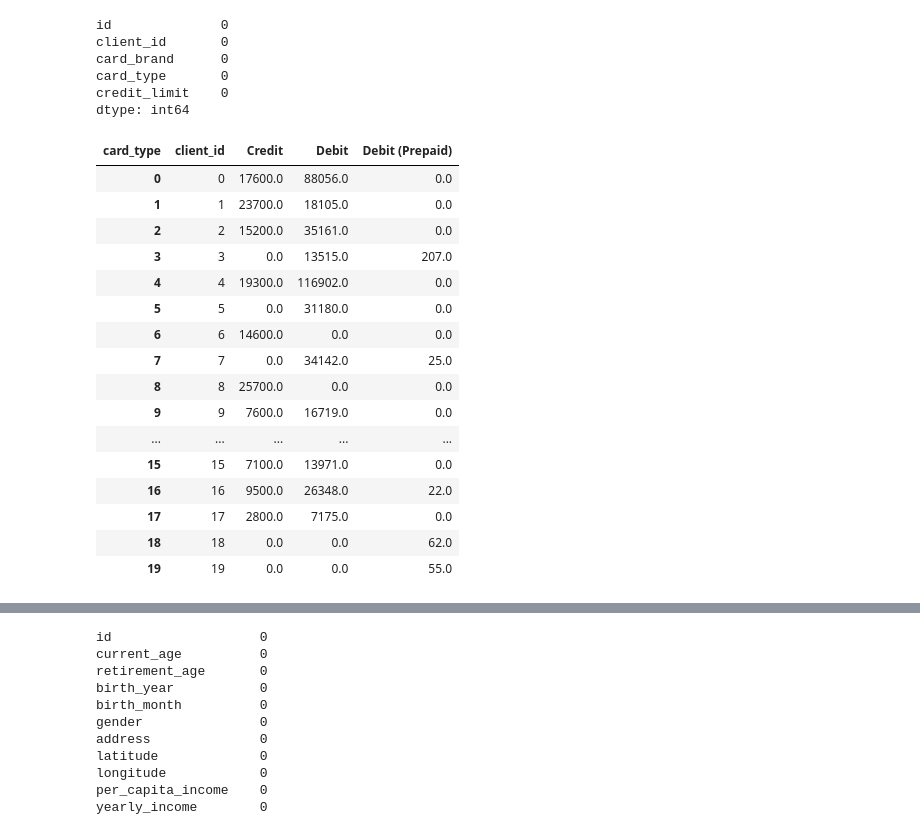
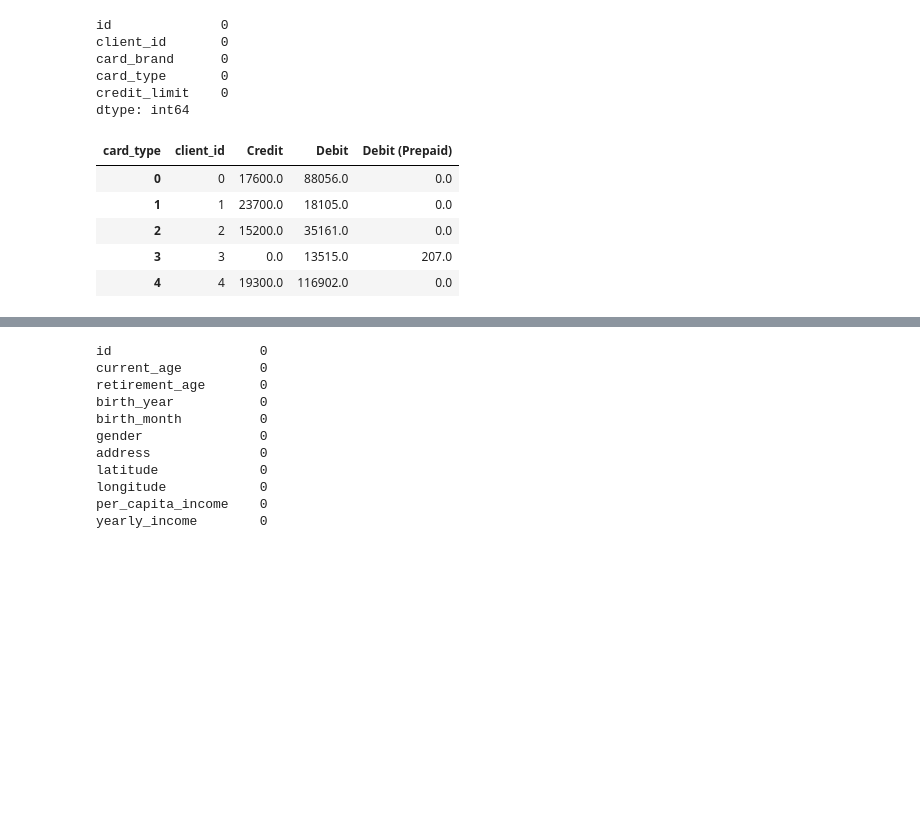
Before and after one commit to H6WU6R/DSA3101-Group-4, a Jupyter notebook: Notebooks/Recommendation system.ipynb, the cells around one changed output, grey strips where cells are left out. Drawn from its saved outputs; the diff is of its cells as text; code cells hidden in the pictures; blank space fills up the shorter version.

```diff
--- a/Notebooks/Recommendation system.ipynb
+++ b/Notebooks/Recommendation system.ipynb
@@ -46,26 +73,15 @@ dtype: int64
 # %%
 cards_new = cards.groupby(['client_id', 'card_type'])['credit_limit'].sum().reset_index()
 cards_new = cards_new.pivot(index='client_id', columns='card_type', values='credit_limit').fillna(0).reset_index()
 #cards_new.drop('card_type',axis = "index", inplace=True)
-cards_new.head(20)
+cards_new.head()
 # %% [output]
 | card_type | client_id | Credit | Debit | Debit (Prepaid) |
 | 0 | 0 | 17600.0 | 88056.0 | 0.0 |
 | 1 | 1 | 23700.0 | 18105.0 | 0.0 |
 | 2 | 2 | 15200.0 | 35161.0 | 0.0 |
 | 3 | 3 | 0.0 | 13515.0 | 207.0 |
 | 4 | 4 | 19300.0 | 116902.0 | 0.0 |
-| 5 | 5 | 0.0 | 31180.0 | 0.0 |
-| 6 | 6 | 14600.0 | 0.0 | 0.0 |
-| 7 | 7 | 0.0 | 34142.0 | 25.0 |
-| 8 | 8 | 25700.0 | 0.0 | 0.0 |
-| 9 | 9 | 7600.0 | 16719.0 | 0.0 |
-| ... | ... | ... | ... | ... |
-| 15 | 15 | 7100.0 | 13971.0 | 0.0 |
-| 16 | 16 | 9500.0 | 26348.0 | 22.0 |
-| 17 | 17 | 2800.0 | 7175.0 | 0.0 |
-| 18 | 18 | 0.0 | 0.0 | 62.0 |
-| 19 | 19 | 0.0 | 0.0 | 55.0 |
 # %%
 print(cards_new.columns)
 print(cards_new.columns.name)
```
Also changed, not shown: parts of 26 cells of this notebook.
